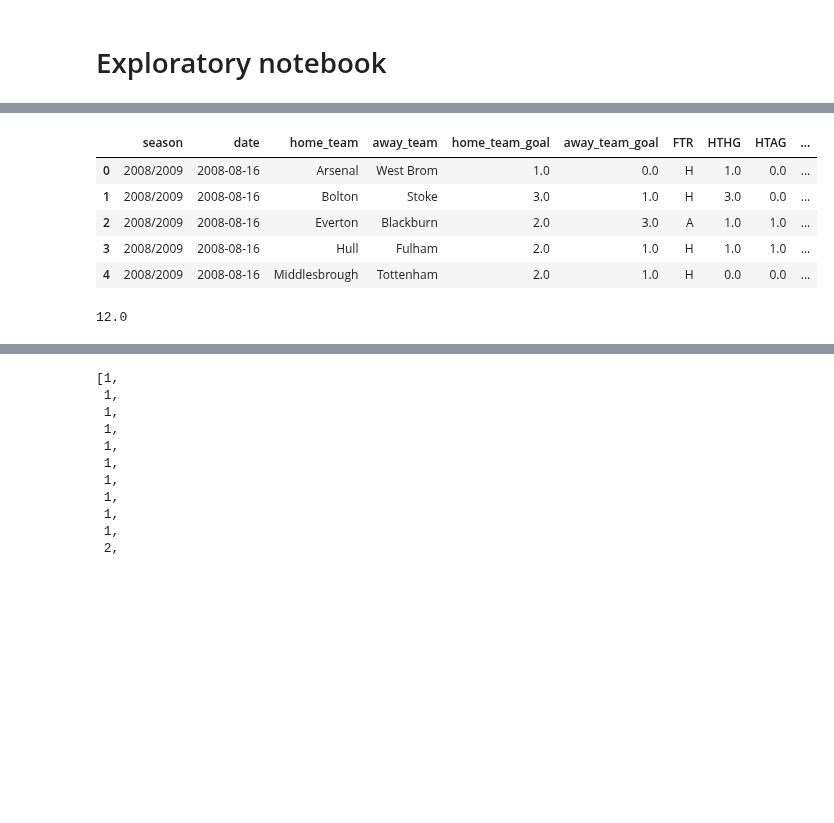
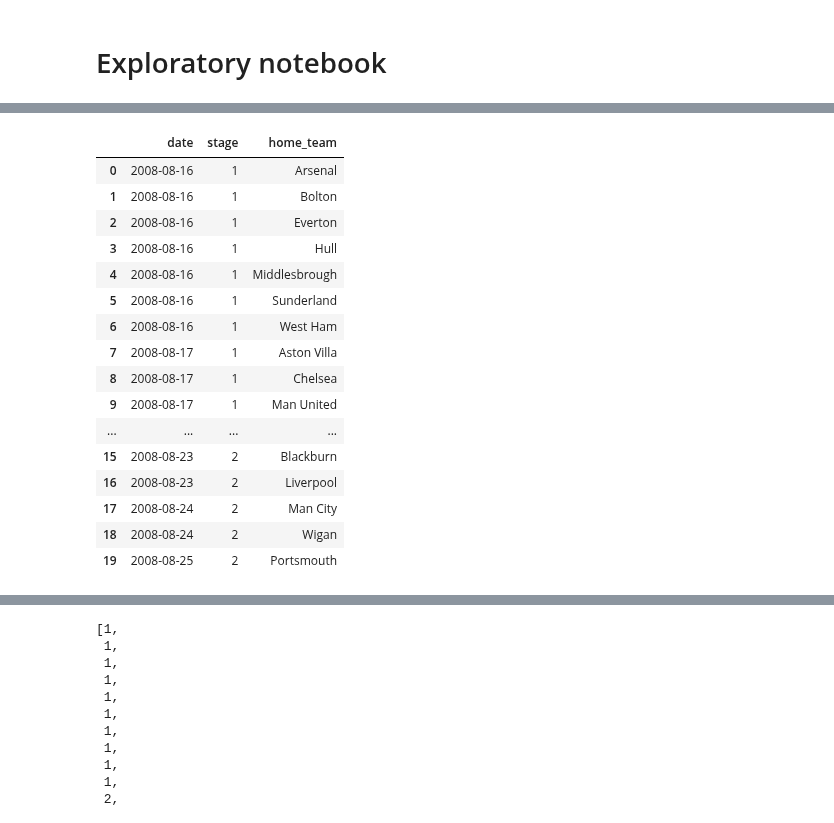
Before and after one commit to georgebrockman/beatthebookies, a Jupyter notebook: beatthebookies/notebooks/chris_explore.ipynb, the cells around one changed output, grey strips where cells are left out. Drawn from its saved outputs; the diff is of its cells as text; code cells hidden in the pictures; blank space fills up the shorter version.

```diff
--- a/beatthebookies/notebooks/chris_explore.ipynb
+++ b/beatthebookies/notebooks/chris_explore.ipynb
@@ -20,9 +22,20 @@ get_csv_data 161.94
 # %%
-df.head()
+df[['date','stage', 'home_team']].head(20)
 # %% [output]
-|  | season | date | home_team | away_team | home_team_goal | away_team_goal | FTR | HTHG | HTAG | ... |
-| 0 | 2008/2009 | 2008-08-16 | Arsenal | West Brom | 1.0 | 0.0 | H | 1.0 | 0.0 | ... |
-| 1 | 2008/2009 | 2008-08-16 | Bolton | Stoke | 3.0 | 1.0 | H | 3.0 | 0.0 | ... |
-| 2 | 2008/2009 | 2008-08-16 | Everton | Blackburn | 2.0 | 3.0 | A | 1.0 | 1.0 | ... |
-| 3 | 2008/2009 | 2008-08-16 | Hull | Fulham | 2.0 | 1.0 | H | 1.0 | 1.0 | ... |
-| 4 | 2008/2009 | 2008-08-16 | Middlesbrough | Tottenham | 2.0 | 1.0 | H | 0.0 | 0.0 | ... |
+|  | date | stage | home_team |
+| 0 | 2008-08-16 | 1 | Arsenal |
+| 1 | 2008-08-16 | 1 | Bolton |
+| 2 | 2008-08-16 | 1 | Everton |
+| 3 | 2008-08-16 | 1 | Hull |
+| 4 | 2008-08-16 | 1 | Middlesbrough |
+| 5 | 2008-08-16 | 1 | Sunderland |
+| 6 | 2008-08-16 | 1 | West Ham |
+| 7 | 2008-08-17 | 1 | Aston Villa |
+| 8 | 2008-08-17 | 1 | Chelsea |
+| 9 | 2008-08-17 | 1 | Man United |
+| ... | ... | ... | ... |
+| 15 | 2008-08-23 | 2 | Blackburn |
+| 16 | 2008-08-23 | 2 | Liverpool |
+| 17 | 2008-08-24 | 2 | Man City |
+| 18 | 2008-08-24 | 2 | Wigan |
+| 19 | 2008-08-25 | 2 | Portsmouth |
@@ -31,4 +41,0 @@ df.to_csv("../data/tempfile.csv", index=False, encoding='utf-8-sig')
-# %%
-4560 / 380
-# %% [output]
-12.0
```
Also changed, not shown: parts of 38 cells of this notebook, 4 other files.
